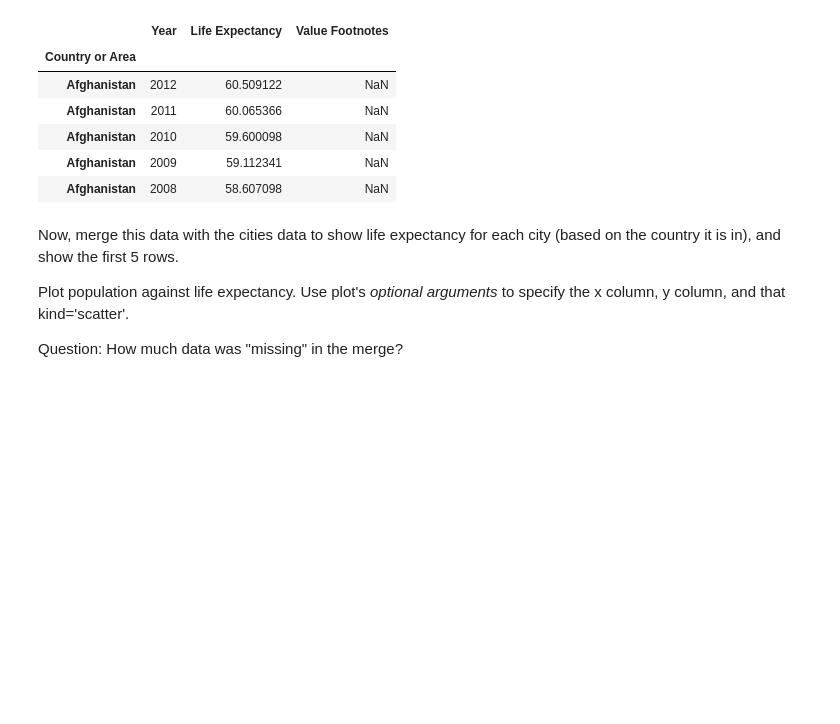
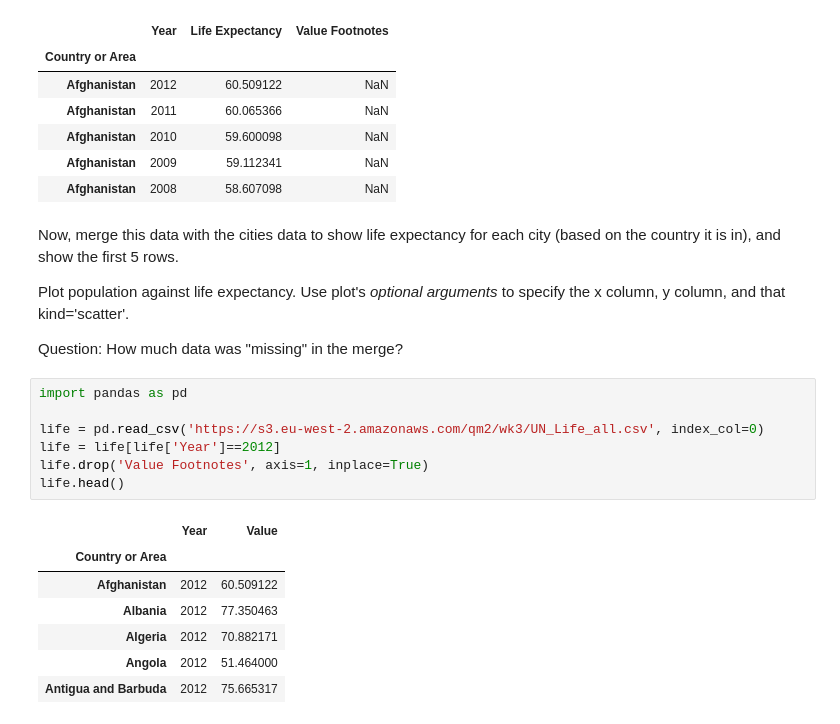
Before and after one commit to Trisken221/QM2, a Jupyter notebook: notebooks/RW. Merging and Joining.ipynb, the cells around one changed output. Saved outputs shown, nothing was run; the diff lists cells and outputs as text; blank space fills up the shorter version.

```diff
--- a/notebooks/RW. Merging and Joining.ipynb
+++ b/notebooks/RW. Merging and Joining.ipynb
@@ -446,3 +474,18 @@ Now, merge this data with the cities data to show life expectancy for each city
 Plot population against life expectancy. Use plot's *optional arguments* to specify the x column, y column, and that kind='scatter'.
 
 Question: How much data was "missing" in the merge?
+# %%
+import pandas as pd
+
+life = pd.read_csv('https://s3.eu-west-2.amazonaws.com/qm2/wk3/UN_Life_all.csv', index_col=0)
+life = life[life['Year']==2012]
+life.drop('Value Footnotes', axis=1, inplace=True)
+life.head()
+# %% [output]
+|  | Year | Value |
+| Country or Area |  |  |
+| Afghanistan | 2012 | 60.509122 |
+| Albania | 2012 | 77.350463 |
+| Algeria | 2012 | 70.882171 |
+| Angola | 2012 | 51.464000 |
+| Antigua and Barbuda | 2012 | 75.665317 |
```
Also changed, not shown: parts of 21 cells of this notebook.
